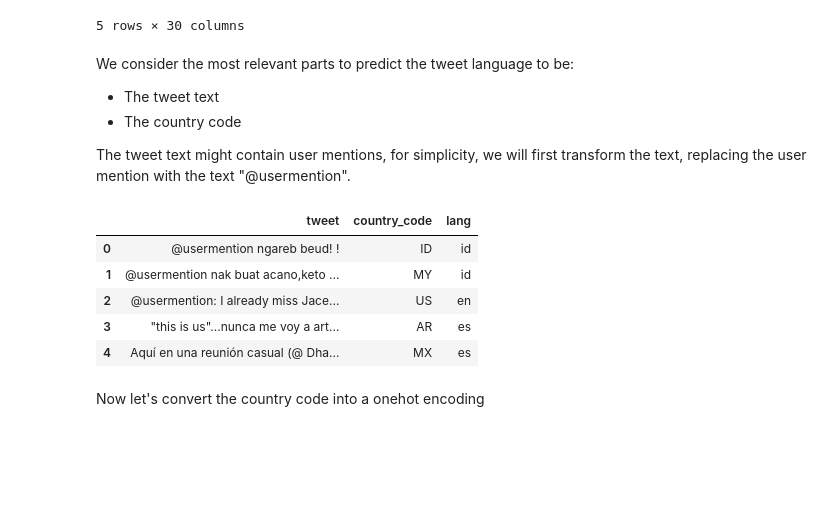
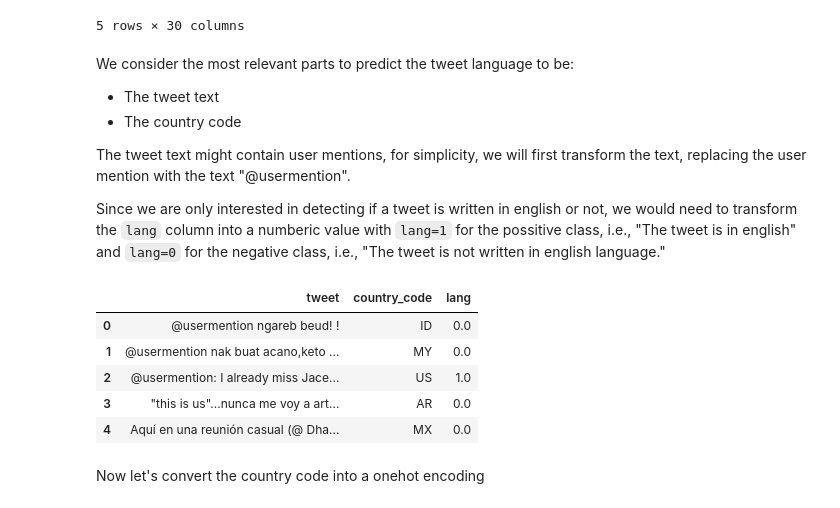
Before and after one commit to Ohtar10/wtsp, a Jupyter notebook: notebooks/jupyter/tweet-language-classification.ipynb, the cells around one changed output. Drawn from its saved outputs; the diff is of its cells as text; code cells hidden in the pictures; blank space fills up the shorter version.

```diff
--- a/notebooks/jupyter/tweet-language-classification.ipynb
+++ b/notebooks/jupyter/tweet-language-classification.ipynb
@@ -34,19 +39,22 @@ We consider the most relevant parts to predict the tweet language to be:
 * The country code
 
 The tweet text might contain user mentions, for simplicity, we will first transform the text, replacing the user mention with the text "@usermention".
+
+Since we are only interested in detecting if a tweet is written in english or not, we would need to transform the `lang` column into a numberic value with `lang=1` for the possitive class, i.e., "The tweet is in english" and `lang=0` for the negative class, i.e., "The tweet is not written in english language."
 # %%
 import re
 
 tweets.tweet = tweets.tweet.apply(lambda x: re.sub(r"@[\w\d]+", "@usermention", x))
 tweets = tweets[["tweet", "country_code", "lang"]]
+tweets.lang = tweets.lang.apply(lambda x: 1.0 if x == 'en' else 0.0)
 tweets.head()
 # %% [output]
 |  | tweet | country_code | lang |
-| 0 | @usermention ngareb beud! ! | ID | id |
-| 1 | @usermention nak buat acano,keto ... | MY | id |
-| 2 | @usermention: I already miss Jace... | US | en |
-| 3 | "this is us"...nunca me voy a art... | AR | es |
-| 4 | Aquí en una reunión casual (@ Dha... | MX | es |
+| 0 | @usermention ngareb beud! ! | ID | 0.0 |
+| 1 | @usermention nak buat acano,keto ... | MY | 0.0 |
+| 2 | @usermention: I already miss Jace... | US | 1.0 |
+| 3 | "this is us"...nunca me voy a art... | AR | 0.0 |
+| 4 | Aquí en una reunión casual (@ Dha... | MX | 0.0 |
 # %% [markdown]
 Now let's convert the country code into a onehot encoding
 # %%
```
Also changed, not shown: parts of 32 cells of this notebook, 1 other file.
